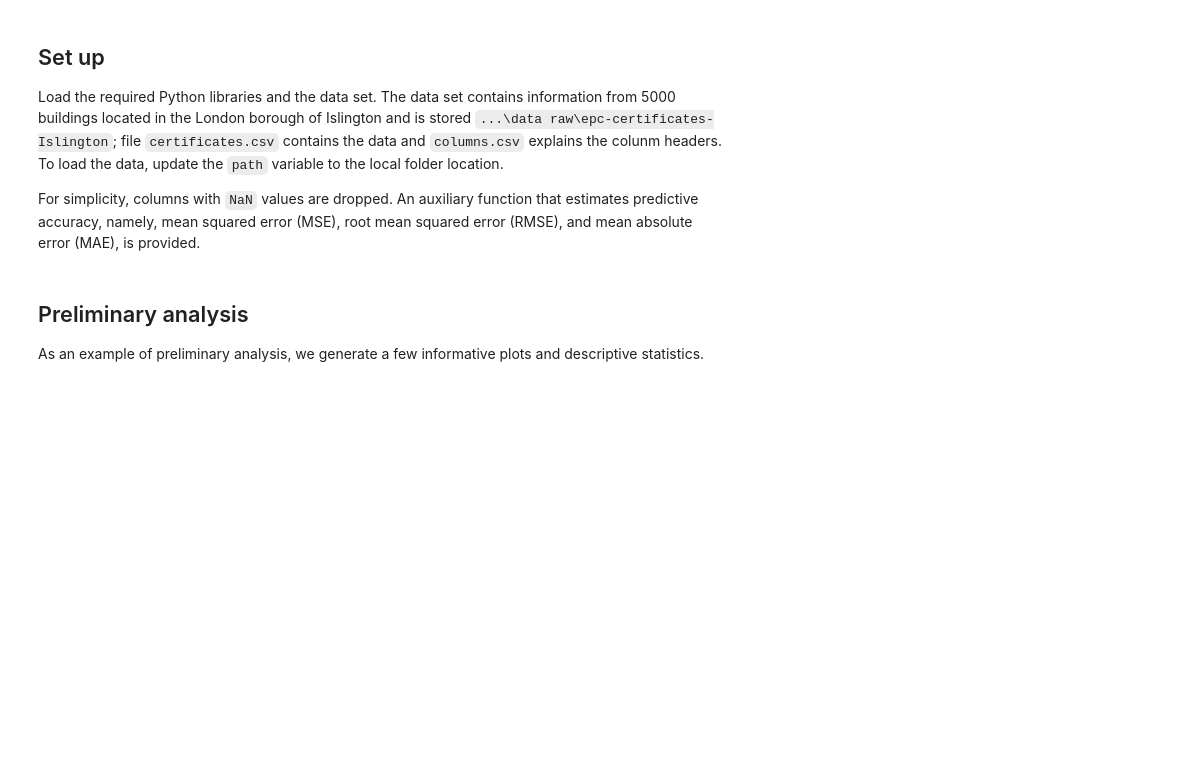
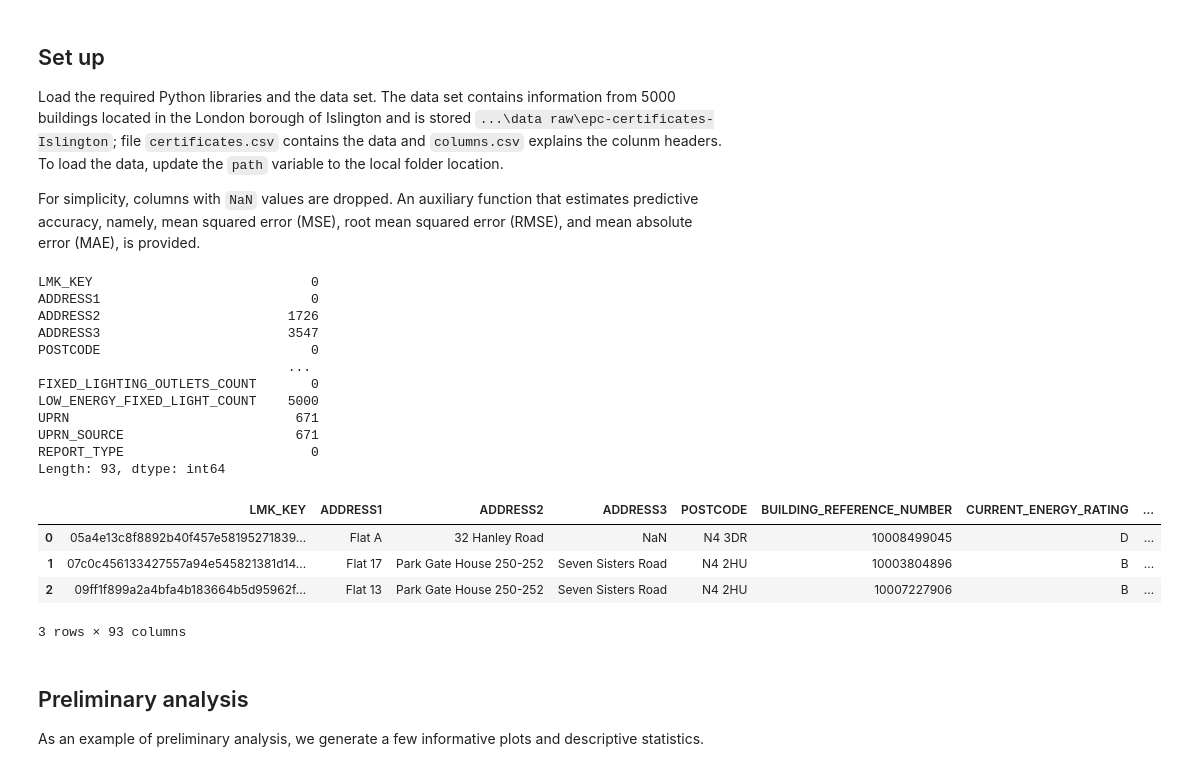
Before and after one commit to akylasstrat/BENV0092, a Jupyter notebook: exercise_1_EPC_data_analysis_solution.ipynb, the cells around one changed output. Saved outputs shown, nothing was run; the diff lists cells and outputs as text; code cells hidden in the pictures; blank space fills up the shorter version.

```diff
--- a/exercise_1_EPC_data_analysis_solution.ipynb
+++ b/exercise_1_EPC_data_analysis_solution.ipynb
@@ -27,34 +27,52 @@ def accuracy_metrics(actual, predictions):
 
     error = actual_copy - predictions_copy
     assert(error.shape[0] == len(actual_copy))
     if error.ndim > 1:
         assert(error.shape[1] == 1)
 
     mse = np.square(error).mean()
     rmse = np.sqrt( mse )
     mae = np.abs(error).mean()
     print(f'MSE: {mse}')
     print(f'RMSE: {rmse}')
     print(f'MAE: {mae}')
     return rmse, mae
 
 # default settings for plots
 plt.rcParams['figure.constrained_layout.use'] = True
 plt.rcParams['figure.dpi'] = 600
 plt.rcParams['figure.figsize'] = (10,3)
 
 # load data
 # !!!! Update the path variable
-path = 'C:\\Users\\ucbva19\\Git projects\\energy_analytics_built_env\\data raw\\epc-certificates-Islington'
+path = r'C:\Users\ucbva19\Git projects\BENV0092\data raw\epc-certificates-Islington'
 df = pd.read_csv(f"{path}\\certificates.csv")  # change path
 
 print(df.isna().sum())
 display(df.head(3))
 
 # drop columns with NaNs
 df = df.dropna(axis=1)
 
 assert(df.isna().sum().sum() == 0)
+# %% [output]
+LMK_KEY                            0
+ADDRESS1                           0
+ADDRESS2                        1726
+ADDRESS3                        3547
+POSTCODE                           0
+                                ...
+FIXED_LIGHTING_OUTLETS_COUNT       0
+LOW_ENERGY_FIXED_LIGHT_COUNT    5000
+UPRN                             671
+UPRN_SOURCE                      671
+REPORT_TYPE                        0
+Length: 93, dtype: int64
+|  | LMK_KEY | ADDRESS1 | ADDRESS2 | ADDRESS3 | POSTCODE | BUILDING_REFERENCE_NUMBER | CURRENT_ENERGY_RATING | ... |
+| 0 | 05a4e13c8f8892b40f457e58195271839... | Flat A | 32 Hanley Road | NaN | N4 3DR | 10008499045 | D | ... |
+| 1 | 07c0c456133427557a94e545821381d14... | Flat 17 | Park Gate House 250-252 | Seven Sisters Road | N4 2HU | 10003804896 | B | ... |
+| 2 | 09ff1f899a2a4bfa4b183664b5d95962f... | Flat 13 | Park Gate House 250-252 | Seven Sisters Road | N4 2HU | 10007227906 | B | ... |
+3 rows × 93 columns
 # %% [markdown]
 ## Preliminary analysis
 
```
Also changed, not shown: parts of 3 cells of this notebook, 5 other files.
